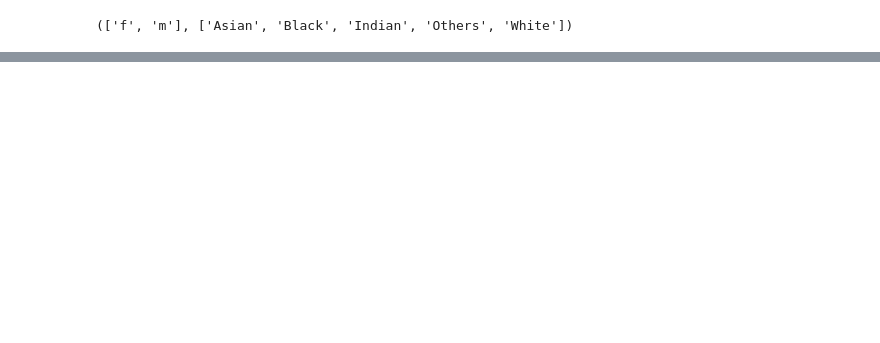
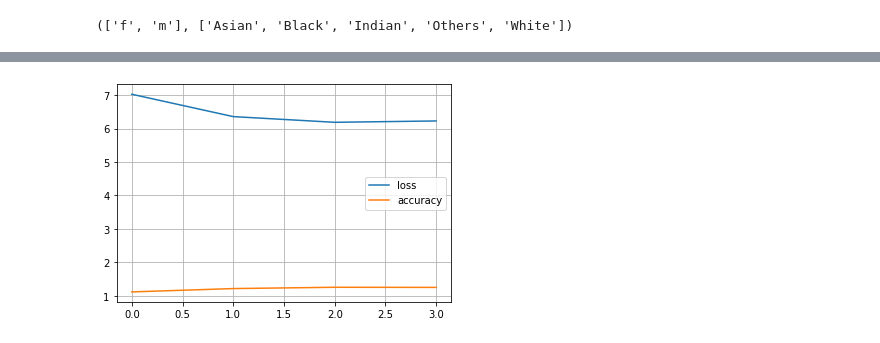
Before and after one commit to apssouza22/cnn-for-devs, a Jupyter notebook: i-multitask-model.ipynb, the cells around one changed output, grey strips where cells are left out. Saved outputs shown, nothing was run; the diff lists cells and outputs as text; code cells hidden in the pictures; blank space fills up the shorter version.

```diff
--- a/i-multitask-model.ipynb
+++ b/i-multitask-model.ipynb
@@ -562,3 +592,11 @@ Best val Acc: 1.529827
+# %%
+plt.plot(history["loss"], label='loss')
+plt.plot(history["acc"], label='accuracy')
+plt.legend(loc='best')
+plt.grid()
+plt.show()
+# %% [output]
+[figure, added]
 # %%
 # Help to build a prediction text for a multitask model
 def multi_prediction_text_fn(outputs, idx):
```
Also changed, not shown: parts of 30 cells of this notebook.
